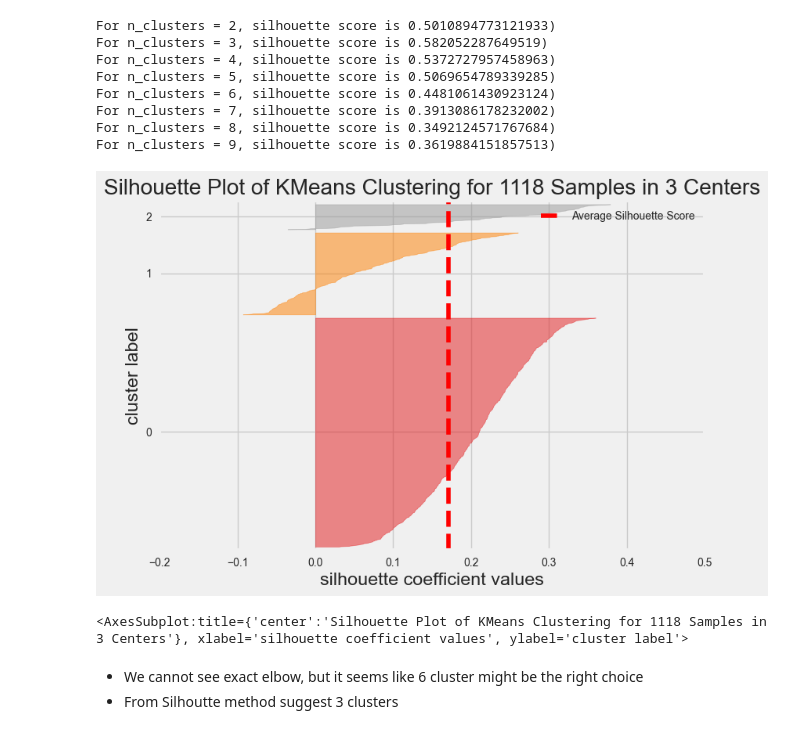
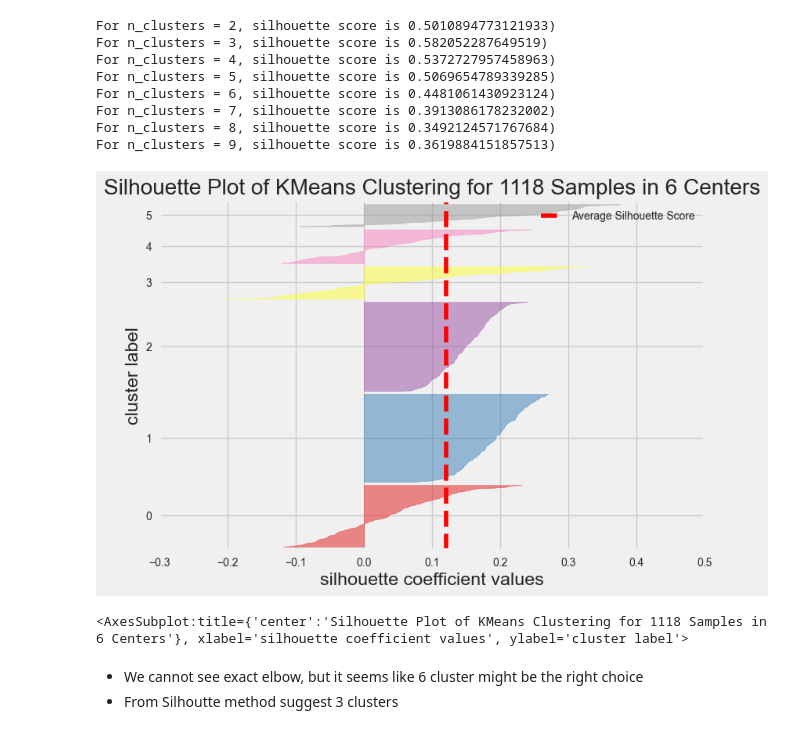
Before and after one commit to azebryk/My_spotify_songs, a Jupyter notebook: 3_EDA_Clustering.ipynb, the cells around one changed output. Cells and saved outputs as stored; diff of their text form; code cells hidden in the pictures.

```diff
--- a/3_EDA_Clustering.ipynb
+++ b/3_EDA_Clustering.ipynb
@@ -394,13 +394,13 @@ For n_clusters = 7, silhouette score is 0.3913086178232002)
 For n_clusters = 8, silhouette score is 0.3492124571767684)
 For n_clusters = 9, silhouette score is 0.3619884151857513)
 # %%
-silhouette = SilhouetteVisualizer(KMeans(3))
+silhouette = SilhouetteVisualizer(KMeans(6))
 silhouette.fit(X_std)
 # plt.savefig('elbow_full.png', pad_inches=0.1)
 silhouette.show()
 # %% [output]
-[figure, old version]
+[figure, new version]
-<AxesSubplot:title={'center':'Silhouette Plot of KMeans Clustering for 1118 Samples in 3 Centers'}, xlabel='silhouette coefficient values', ylabel='cluster label'>
+<AxesSubplot:title={'center':'Silhouette Plot of KMeans Clustering for 1118 Samples in 6 Centers'}, xlabel='silhouette coefficient values', ylabel='cluster label'>
 # %% [markdown]
 - We cannot see exact elbow, but it seems like 6 cluster might be the right choice
 - From Silhoutte method suggest 3 clusters
```
Also changed, not shown: parts of 7 cells of this notebook, 10 other files.
